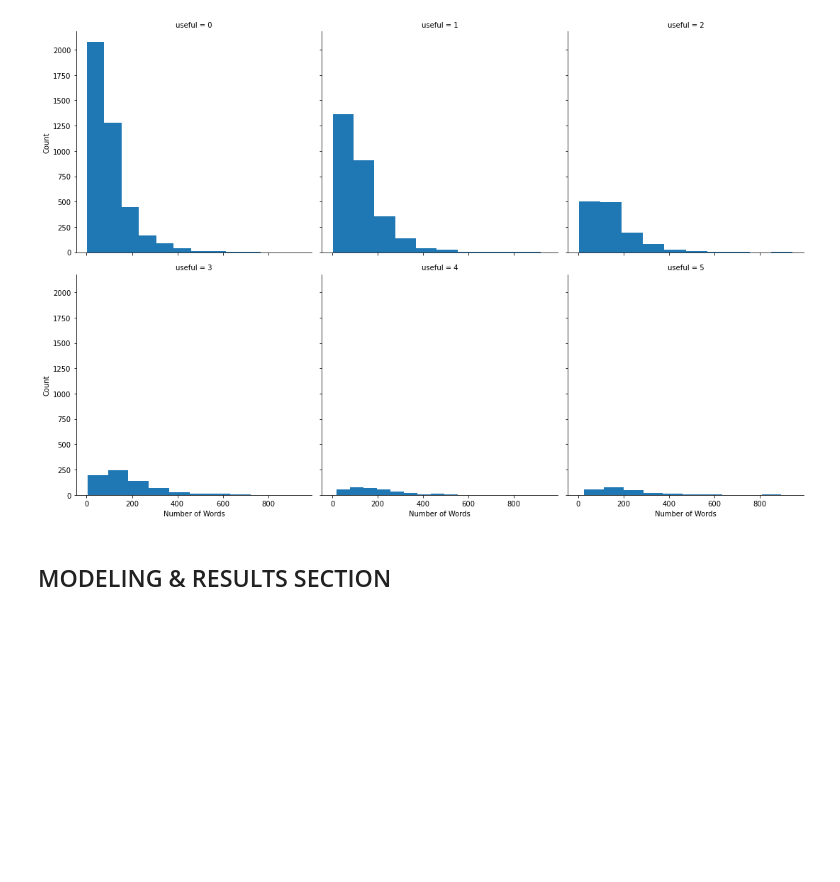
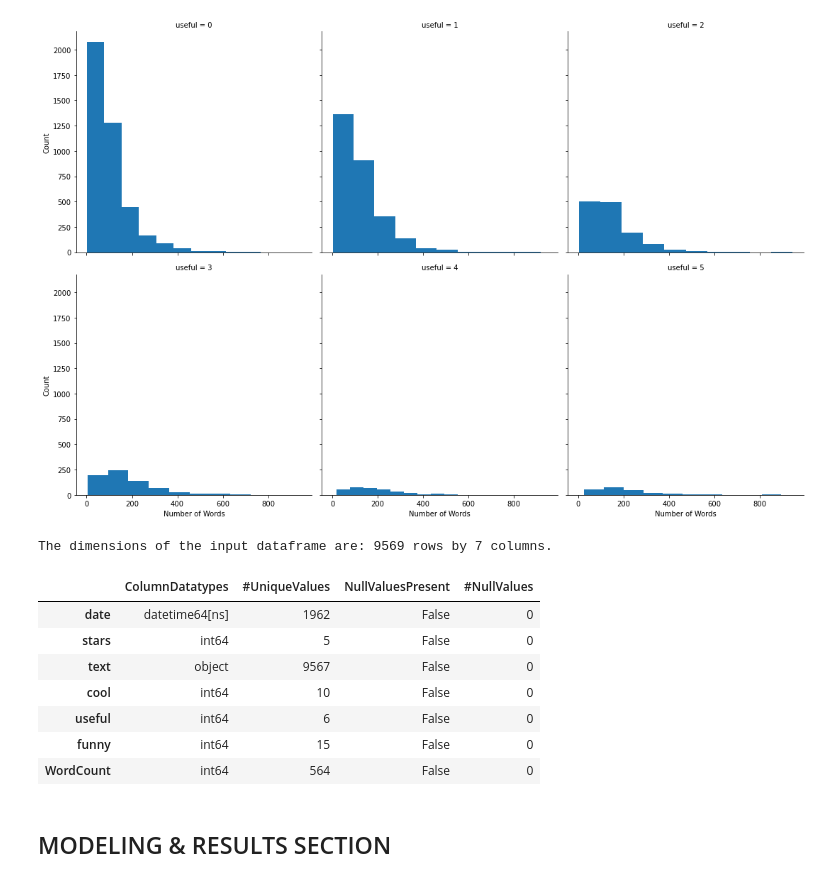
Before and after one commit to SrivanV/YelpReview-NaiveBayes-DataAnalysis, a Jupyter notebook: Yelp Review Project.ipynb, the cells around one changed output. Cells and saved outputs as stored; diff of their text form; code cells hidden in the pictures; blank space fills up the shorter version.

```diff
--- a/Yelp Review Project.ipynb
+++ b/Yelp Review Project.ipynb
@@ -160,3 +158,16 @@ CustomMetrics(NoOutliers)
+# %%
+NoOutliersMet = CustomMetrics(NoOutliers)
+NoOutliersMet
+# %% [output]
+The dimensions of the input dataframe are: 9569 rows by 7 columns.
+|  | ColumnDatatypes | #UniqueValues | NullValuesPresent | #NullValues |
+| date | datetime64[ns] | 1962 | False | 0 |
+| stars | int64 | 5 | False | 0 |
+| text | object | 9567 | False | 0 |
+| cool | int64 | 10 | False | 0 |
+| useful | int64 | 6 | False | 0 |
+| funny | int64 | 15 | False | 0 |
+| WordCount | int64 | 564 | False | 0 |
 # %% [markdown]
 ## MODELING & RESULTS SECTION
 # %%
```
Also changed, not shown: parts of 4 cells of this notebook.
